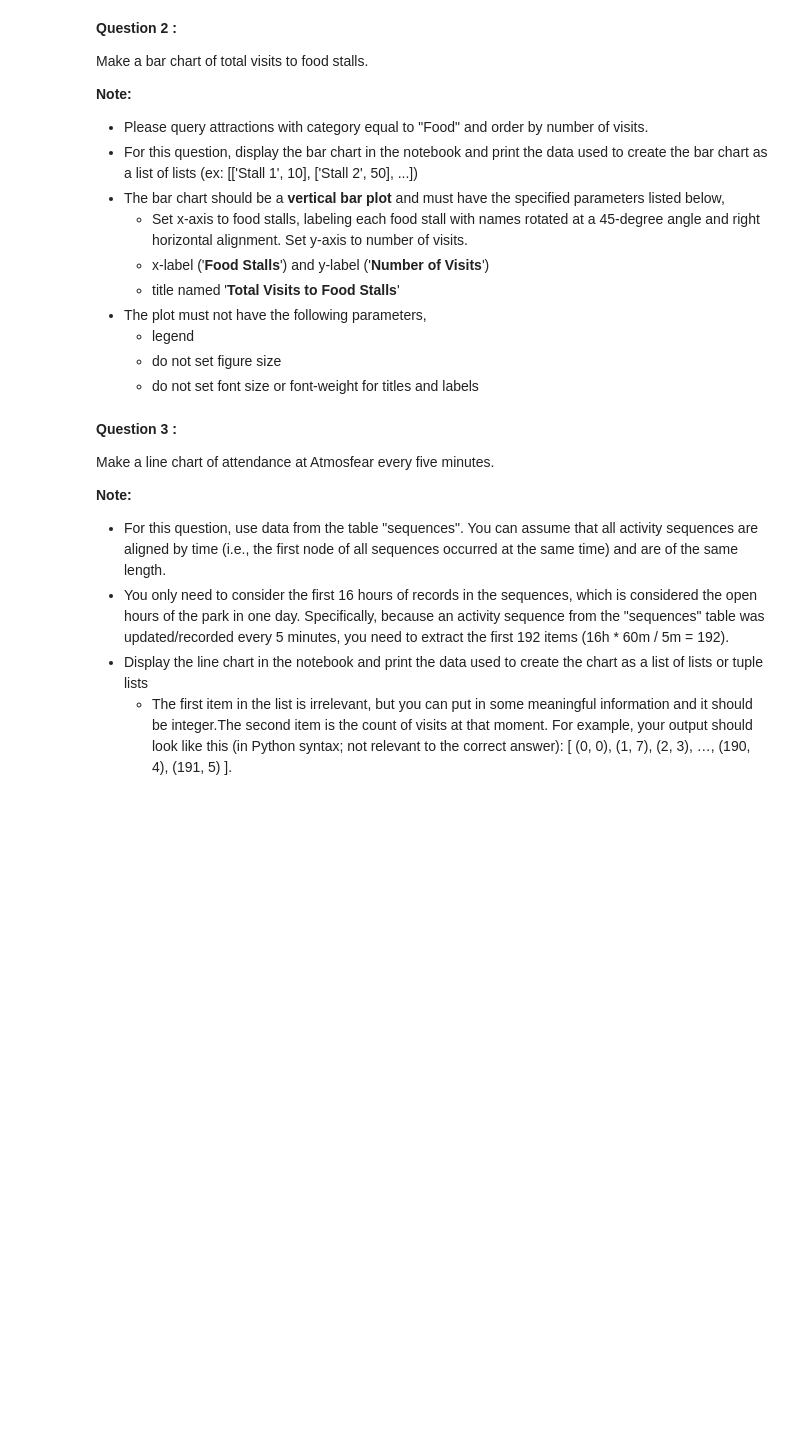
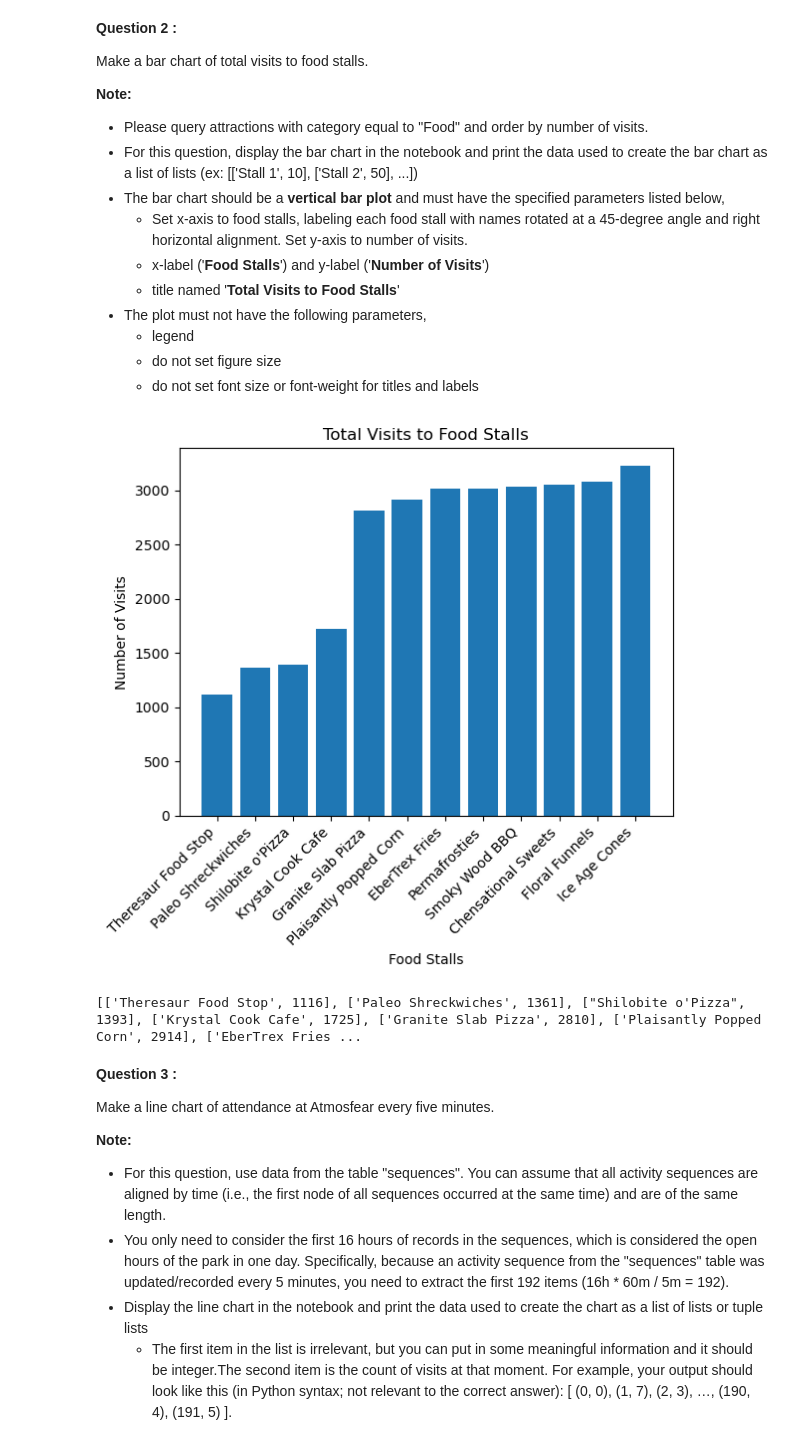
Before and after one commit to ctom4/CSE-578-Data-Visualization, a Jupyter notebook: CSE578 Assignments/CSE578 Assignment 2/Assignment2.ipynb, the cells around one changed output. Drawn from its saved outputs; the diff is of its cells as text; code cells hidden in the pictures; blank space fills up the shorter version.

```diff
--- a/CSE578 Assignments/CSE578 Assignment 2/Assignment2.ipynb
+++ b/CSE578 Assignments/CSE578 Assignment 2/Assignment2.ipynb
@@ -47,3 +69,28 @@ Make a bar chart of total visits to food stalls.
+# %%
+### TEST FUNCTION: test_question2
+# DO NOT REMOVE OR MODIFY THE ABOVE LINE
+# your code here
+sql_query = """
+SELECT a.Name, COUNT(*) as Cnt, a.AttractionID, a.Category, a.Type
+FROM checkin c JOIN attraction a ON c.attraction = a.AttractionID
+WHERE a.Category LIKE '%Food%'
+GROUP BY a.Name, a.Category, a.AttractionID
+ORDER BY Cnt;
+"""
+c.execute(sql_query)
+food_places = c.fetchall()
+food_places_df= pd.DataFrame.from_records(food_places, columns=['Name', 'Cnt', 'AttractionID', 'Category', 'Type'])
+plt.bar(food_places_df['Name'], food_places_df['Cnt'])
+plt.title('Total Visits to Food Stalls')
+plt.xlabel('Food Stalls')
+plt.xticks(rotation = 45, ha='right')
+plt.ylabel('Number of Visits')
+plt.show()
+bar_chart_labels_and_values = food_places_df[['Name', 'Cnt']].values.tolist()
+print(bar_chart_labels_and_values)
+# %% [output]
+[figure, added]
+[['Theresaur Food Stop', 1116], ['Paleo Shreckwiches', 1361], ["Shilobite o'Pizza", 1393], ['Krystal Cook Cafe', 1725], ['Granite Slab Pizza', 2810], ['Plaisantly Popped Corn', 2914], ['EberTrex Fries ...
 # %% [markdown]
 **Question 3 :**
 
```
Also changed, not shown: parts of 9 cells of this notebook.
